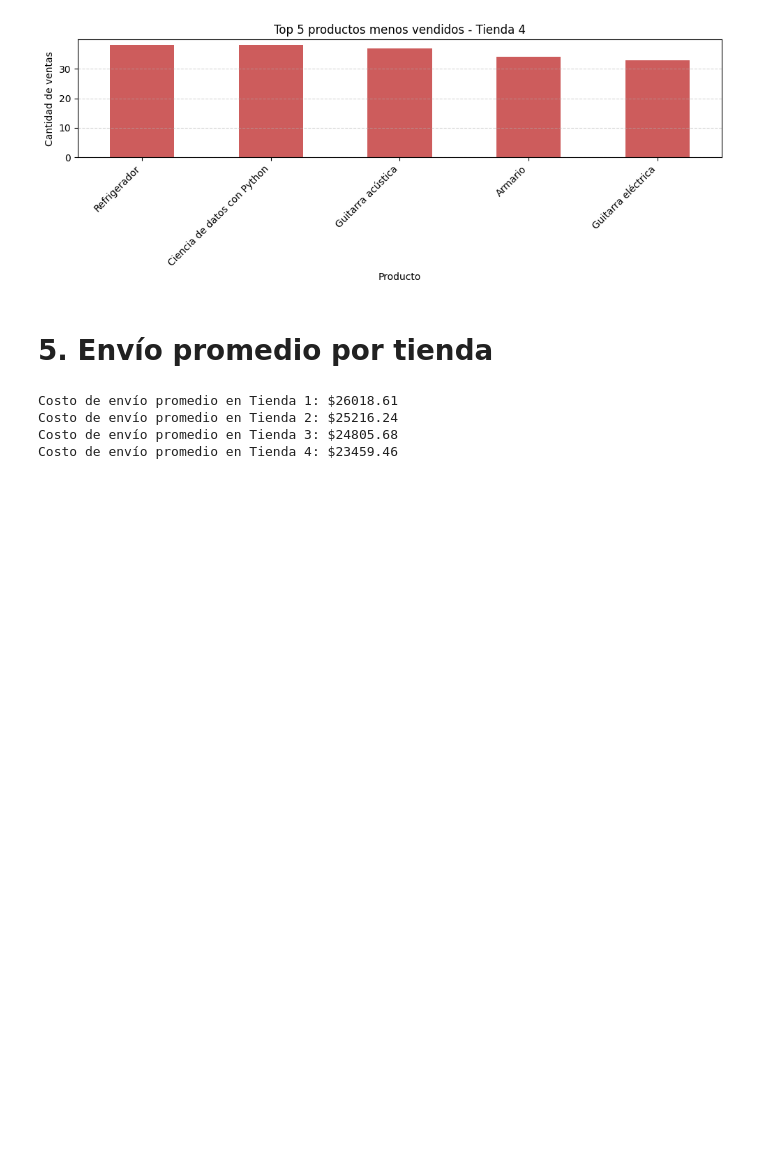
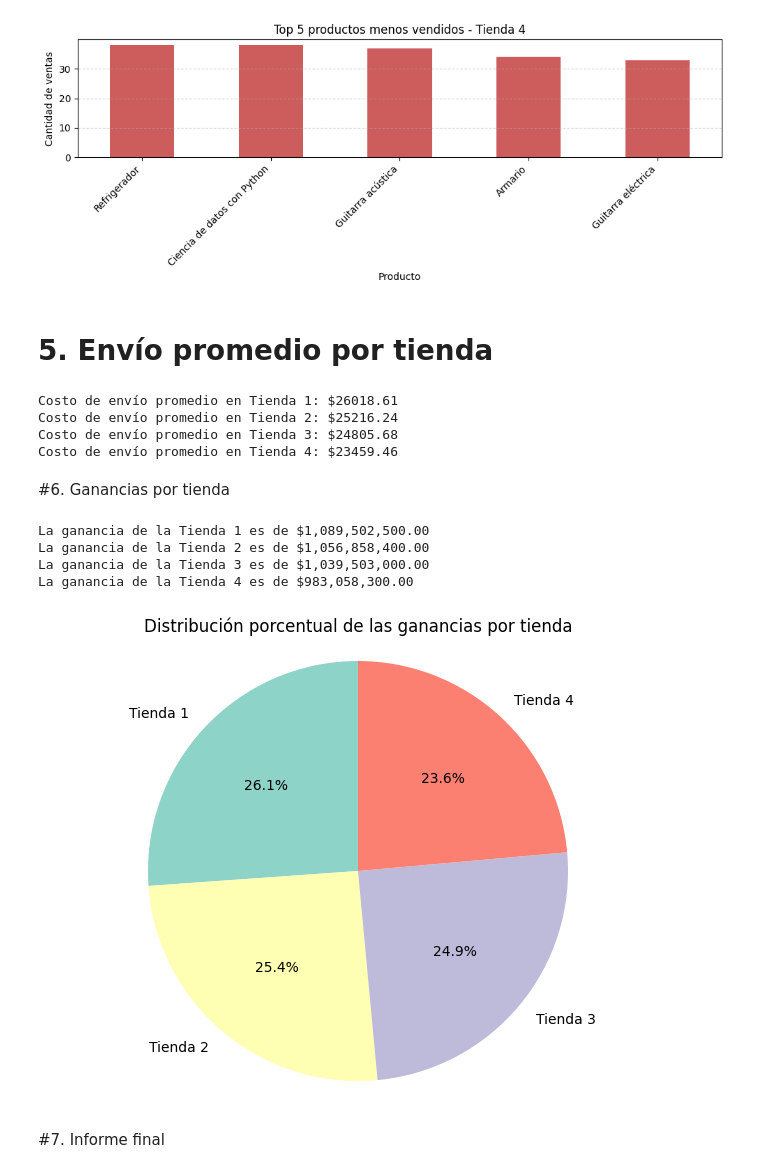
Before and after one commit to SadamTorres/Challenge_Data_Science, a Jupyter notebook: AluraStoreLatam.ipynb, the cells around one changed output. Drawn from its saved outputs; the diff is of its cells as text; code cells hidden in the pictures; blank space fills up the shorter version.

```diff
--- a/AluraStoreLatam.ipynb
+++ b/AluraStoreLatam.ipynb
@@ -309,3 +309,39 @@ Costo de envío promedio en Tienda 1: $26018.61
 Costo de envío promedio en Tienda 2: $25216.24
 Costo de envío promedio en Tienda 3: $24805.68
 Costo de envío promedio en Tienda 4: $23459.46
+# %% [markdown]
+#6. Ganancias por tienda
+# %%
+# Función para calcular la ganancia
+def calcular_ganancia(df):
+    return df['Precio'].sum() - df['Costo de envío'].sum()
+
+# Calcular ganancias
+ganancia1 = calcular_ganancia(tienda1)
+ganancia2 = calcular_ganancia(tienda2)
+ganancia3 = calcular_ganancia(tienda3)
+ganancia4 = calcular_ganancia(tienda4)
+
+# Mostrar resultados
+print(f"La ganancia de la Tienda 1 es de ${ganancia1:,.2f}")
+print(f"La ganancia de la Tienda 2 es de ${ganancia2:,.2f}")
+print(f"La ganancia de la Tienda 3 es de ${ganancia3:,.2f}")
+print(f"La ganancia de la Tienda 4 es de ${ganancia4:,.2f}")
+
+# Pie chart
+ganancias = [ganancia1, ganancia2, ganancia3, ganancia4]
+tiendas = ['Tienda 1', 'Tienda 2', 'Tienda 3', 'Tienda 4']
+
+plt.figure(figsize=(8, 6))
+plt.pie(ganancias, labels=tiendas, autopct='%1.1f%%', startangle=90, colors=plt.cm.Set3.colors)
+plt.title("Distribución porcentual de las ganancias por tienda")
+plt.axis('equal')  # Asegura que el pie sea circular
+plt.show()
+# %% [output]
+La ganancia de la Tienda 1 es de $1,089,502,500.00
+La ganancia de la Tienda 2 es de $1,056,858,400.00
+La ganancia de la Tienda 3 es de $1,039,503,000.00
+La ganancia de la Tienda 4 es de $983,058,300.00
+[figure, added]
+# %% [markdown]
+#7. Informe final
```
Also changed, not shown: parts of 1 cell of this notebook.
